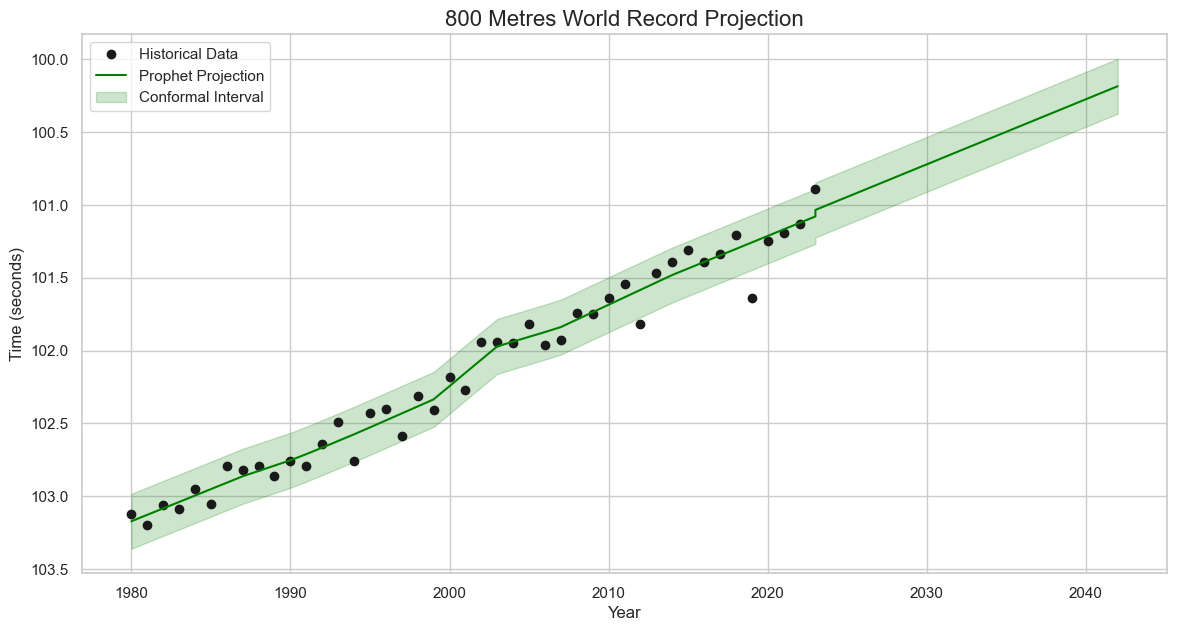
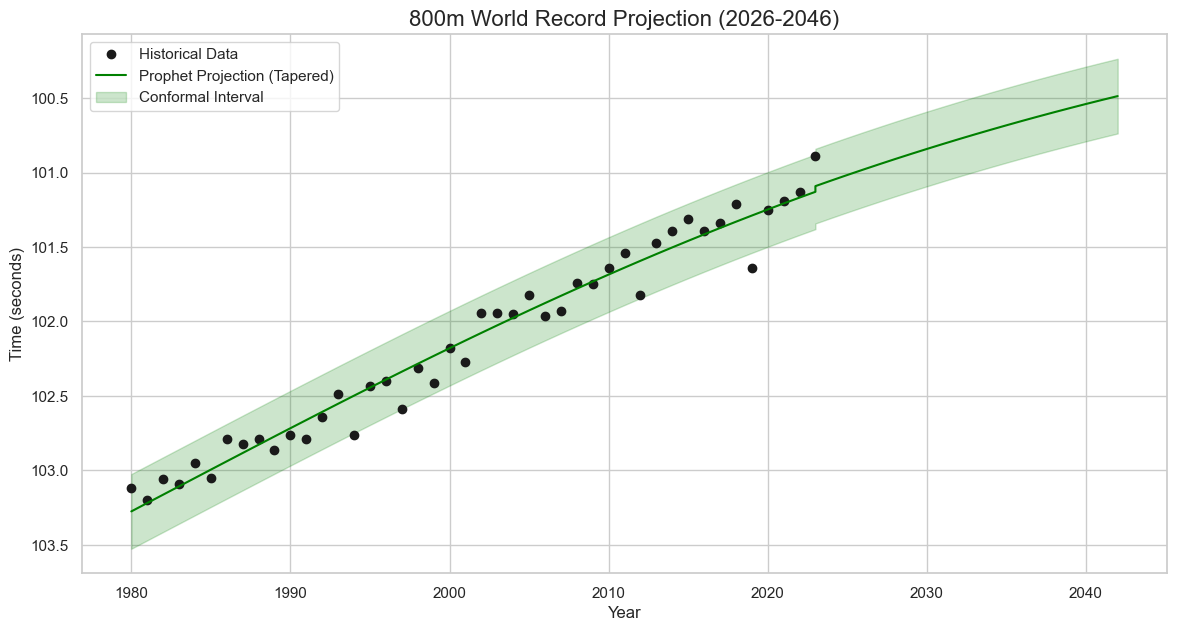
Unified diff of the notebook cell whose output changed from the first chart to the second:
--- before
+++ after
@@ -1,11 +1,11 @@
-forecaster = TrackForecaster(stats_df)
+forecaster = TrackForecaster(stats_df, cap=99.5)
 forecast = forecaster.forecast(periods=20)
 
 plt.figure(figsize=(14, 7))
 plt.plot(stats_df['year'], stats_df['best'], 'ko', label='Historical Data')
-plt.plot(pd.to_datetime(forecast['ds']).dt.year, forecast['yhat'], color='green', label='Prophet Projection')
+plt.plot(pd.to_datetime(forecast['ds']).dt.year, forecast['yhat'], color='green', label='Prophet Projection (Tapered)')
 plt.fill_between(pd.to_datetime(forecast['ds']).dt.year, forecast['yhat_lower'], forecast['yhat_upper'], color='green', alpha=0.2, label='Conformal Interval')
 
-plt.title(f'800 Metres World Record Projection', fontsize=16)
+plt.title("800m World Record Projection (2026-2046)", fontsize=16)
 plt.ylabel('Time (seconds)')
 plt.xlabel('Year')
@@ -13,2 +13,5 @@
 plt.legend()
 plt.show()
+
+proj_2046 = forecast.iloc[-1]['yhat']
+print(f"Projected 800m WR in 2046: {forecaster.seconds_to_str(proj_2046)}")

Commit: Implement Logistic Tapering Growth for realistic projections and update all event notebooks with enhanced EDA